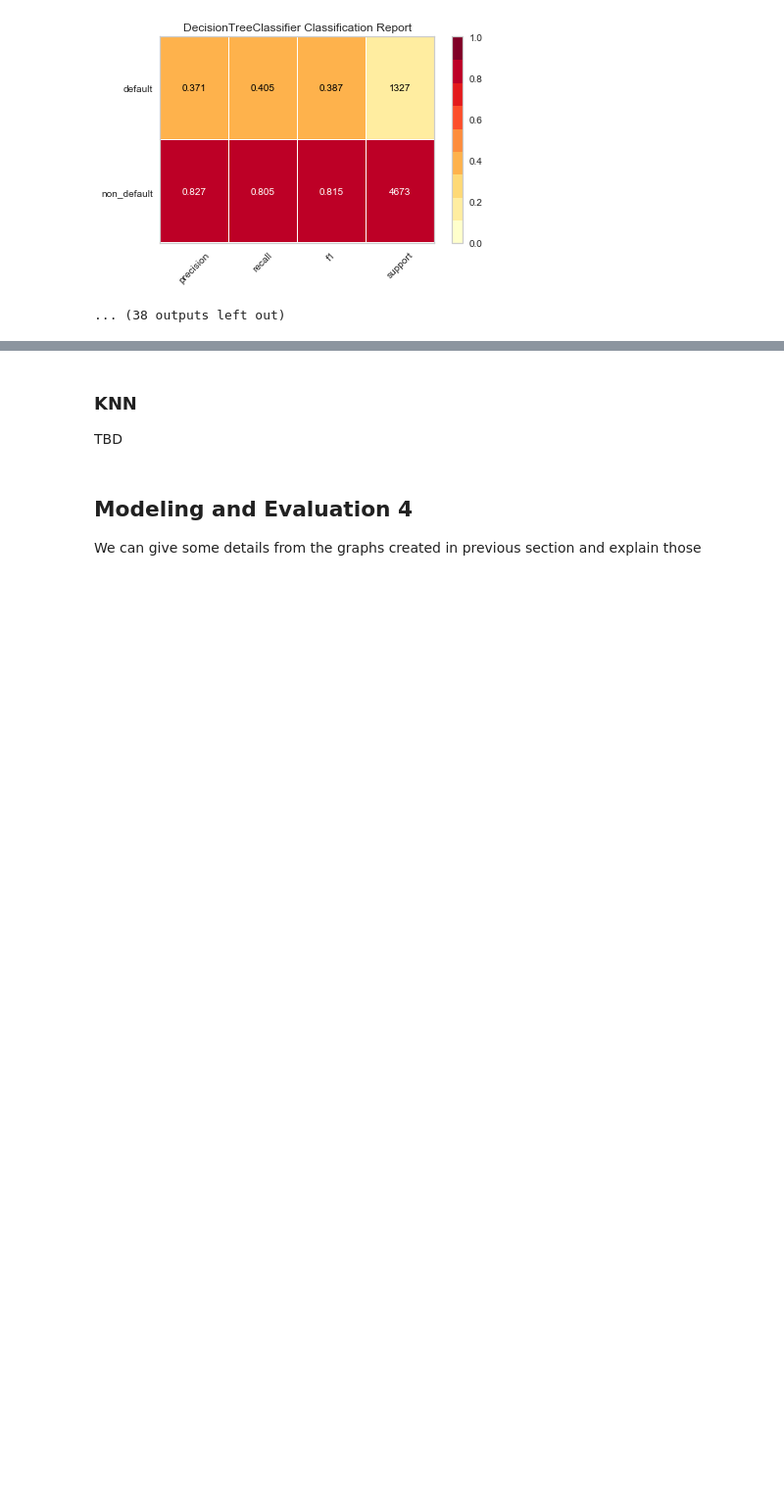
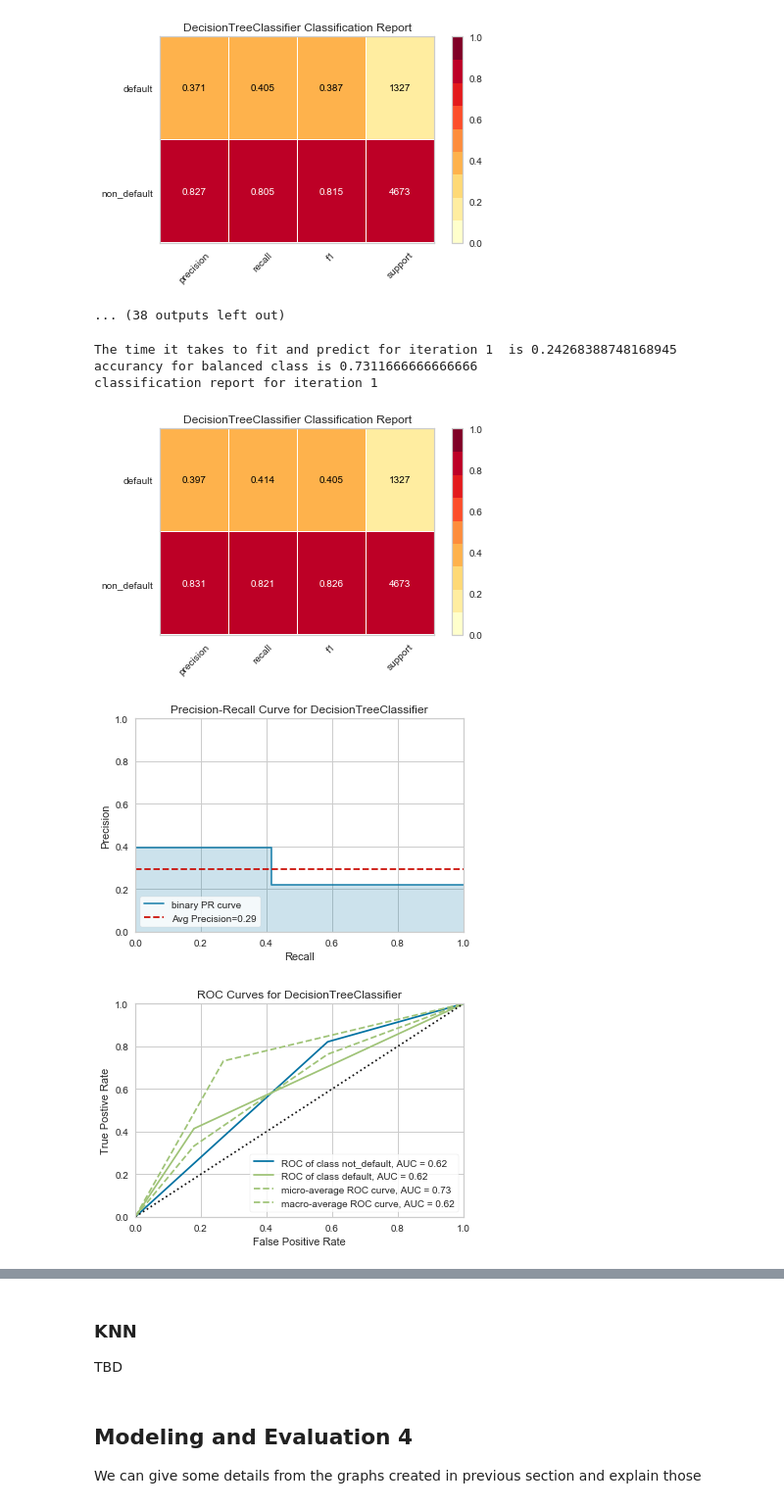
Before and after one commit to pankajti/MSDS_7331_Lab2, a Jupyter notebook: modelling/dt_rf_models.ipynb, the cells around one changed output, grey strips where cells are left out. Shown at 98% size. Cells and saved outputs as stored; diff of their text form; code cells hidden in the pictures; blank space fills up the shorter version.

```diff
--- a/modelling/dt_rf_models.ipynb
+++ b/modelling/dt_rf_models.ipynb
@@ -398,3 +406,54 @@ The time it takes to fit and predict for iteration 2  is 0.24048209190368652
 classification report for iteration 2
 [figure]
 ... (38 outputs left out)
+# %%
+t0 = time()
+
+decision_tree = DecisionTreeClassifier(class_weight = 'balanced')
+
+decision_tree.fit(X_train,y_train)  # train object
+y_hat = decision_tree.predict(X_test) # get test set precitions
+
+t1=time()
+diff=np.array([t1-t0])
+print ("The time it takes to fit and predict for iteration {}  is {} ".format(iter_num, diff[0]))
+times_rec=np.append(times_rec,diff)
+# now let's get the accuracy and confusion matrix for this iterations of training/testing
+acc = mt.accuracy_score(y_test,y_hat)
+print("accurancy for balanced class is {}".format(acc))
+conf = mt.confusion_matrix(y_test,y_hat)
+print ("classification report for iteration {} ".format(iter_num))
+dt_cl_reporter = ClassificationReport(decision_tree, classes=['non_default' , 'default'], support=True)
+
+dt_cl_reporter.fit(X_train, y_train)        # Fit the visualizer and the model
+dt_cl_reporter.score(X_test, y_test)        # Evaluate the model on the test data
+dt_cl_reporter.show()
+
+pr_curve = PrecisionRecallCurve(decision_tree)
+pr_curve.fit(X_train, y_train)
+pr_curve.score(X_test, y_test)
+pr_curve.show()
+
+roc_curve = ROCAUC(decision_tree, classes=["not_default", "default"])
+
+roc_curve.fit(X_train, y_train)        # Fit the training data to the visualizer
+roc_curve.score(X_test, y_test)        # Evaluate the model on the test data
+roc_curve.show()
+
+cm = ConfusionMatrix(decision_tree, classes=['not default' , 'default'])
+# Fit fits the passed model. This is unnecessary if you pass the visualizer a pre-fitted model
+cm.fit(X_train, y_train)
+# To create the ConfusionMatrix, we need some test data. Score runs predict() on the data
+# and then creates the confusion_matrix from scikit-learn.
+cm.score(X_test, y_test)
+# How did we do?
+cm.show()
+
+iter_num+=1
+# %% [output]
+The time it takes to fit and predict for iteration 1  is 0.24268388748168945
+accurancy for balanced class is 0.7311666666666666
+classification report for iteration 1
+[figure, added]
+[figure, added]
+[figure, added]
```
Also changed, not shown: parts of 3 cells of this notebook.
